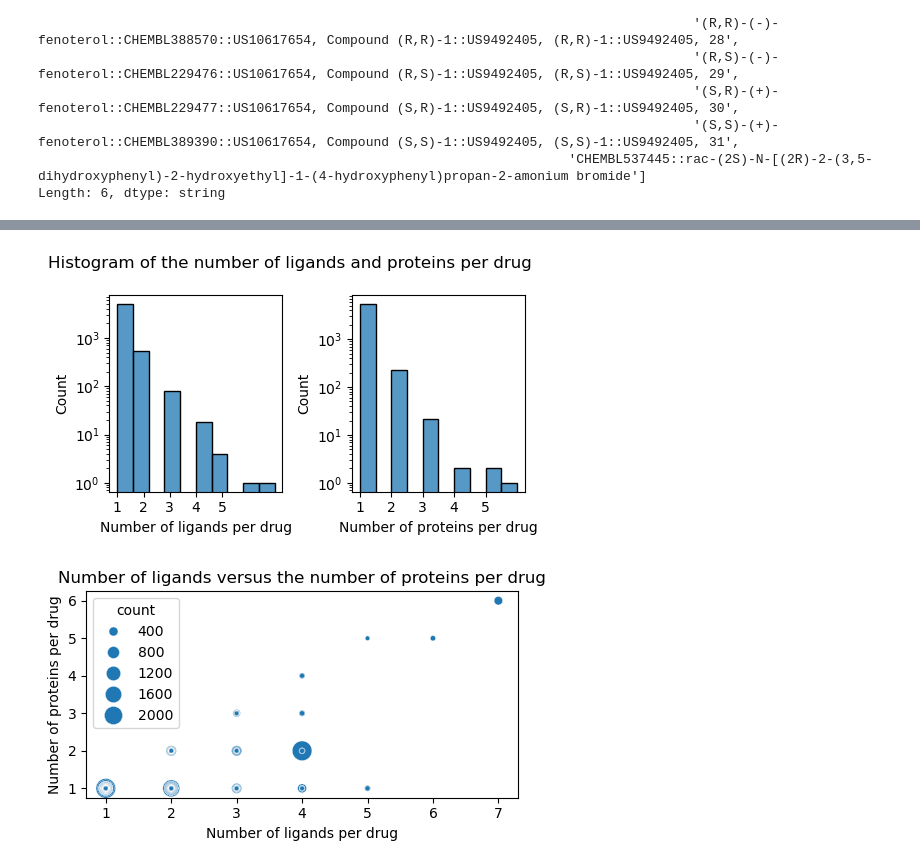
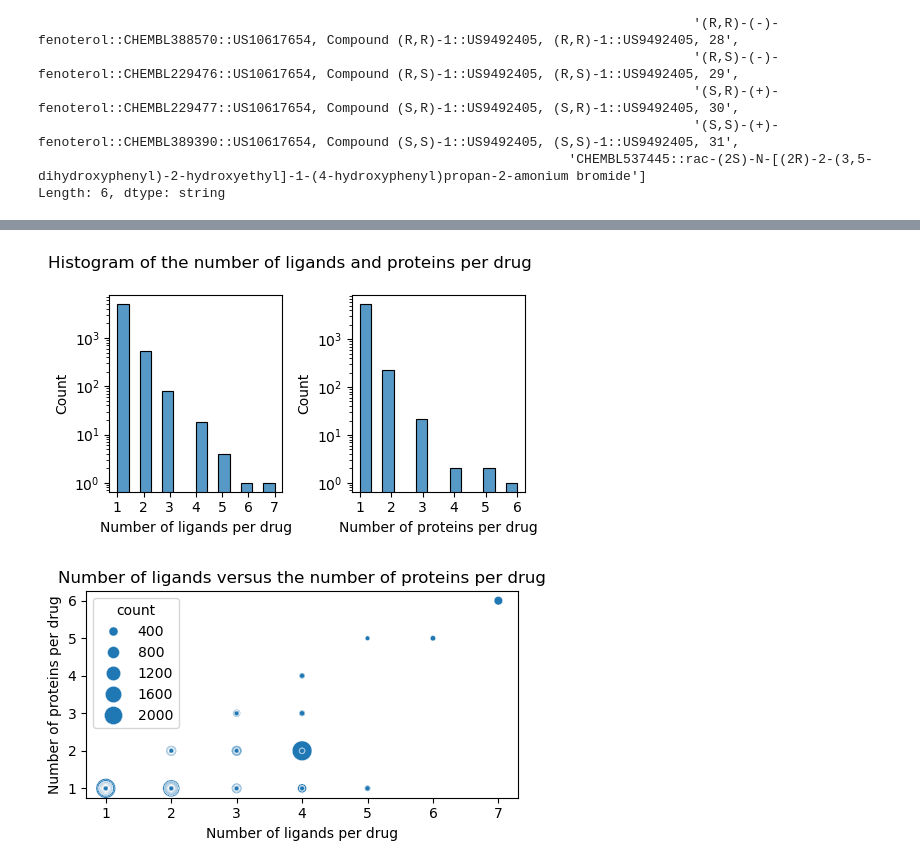
Before and after one commit to epfl-ada/ada-2024-project-hyperbabbage, a Jupyter notebook: trials_mathis copy.ipynb, the cells around one changed output, grey strips where cells are left out. Cells and saved outputs as stored; diff of their text form; code cells hidden in the pictures.

```diff
--- a/trials_mathis copy.ipynb
+++ b/trials_mathis copy.ipynb
@@ -211,25 +250,22 @@ grouped_df.head()
 # %%
-# plotting the number of ligands per drug
 fig,axs = plt.subplots(1,2,figsize=(5,3))
 
 # ligands
-sns.histplot(grouped_df["num_lig_per_drug"], bins=10,ax=axs[0])
+sns.histplot(grouped_df["num_lig_per_drug"],ax=axs[0])
 axs[0].set_yscale("log")
 axs[0].set_xlabel("Number of ligands per drug")
-# lowering the number of ticks on the x-axis to integers
-axs[0].set_xticks(np.arange(1, 6, 1))
+axs[0].set_xticks(np.arange(1, 8, 1))
 
 # proteins
-sns.histplot(grouped_df["num_prot_per_drug"], bins=10,ax=axs[1])
+sns.histplot(grouped_df["num_prot_per_drug"], ax=axs[1])
 axs[1].set_yscale("log")
 axs[1].set_xlabel("Number of proteins per drug")
-# lowering the number of ticks on the x-axis to integers
-axs[1].set_xticks(np.arange(1, 6, 1))
+axs[1].set_xticks(np.arange(1, 7, 1))
 
 plt.suptitle("Histogram of the number of ligands and proteins per drug")
 plt.tight_layout()
 # %% [output]
-[figure, old version]
+[figure, new version]
 # %%
 # plot of the number of ligand versus the number of proteins per drug
 plt.figure(figsize=(5,3))
```
Also changed, not shown: parts of 54 cells of this notebook, 1 other file.
